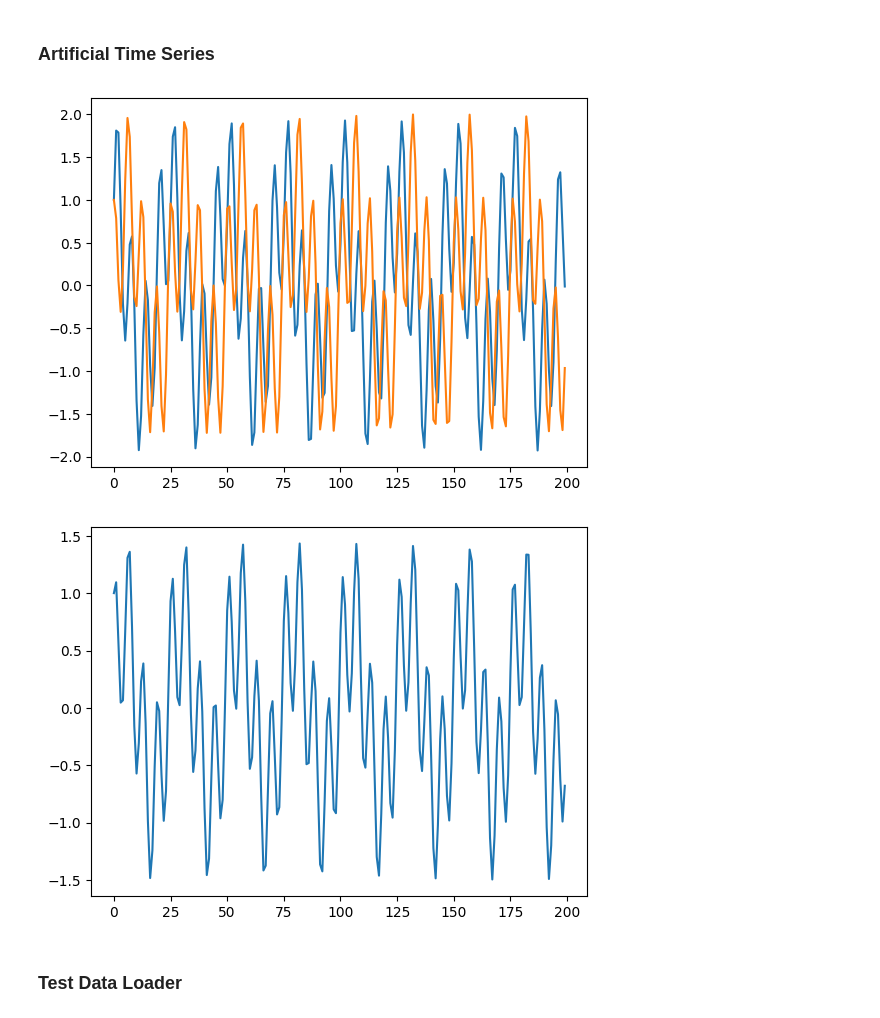
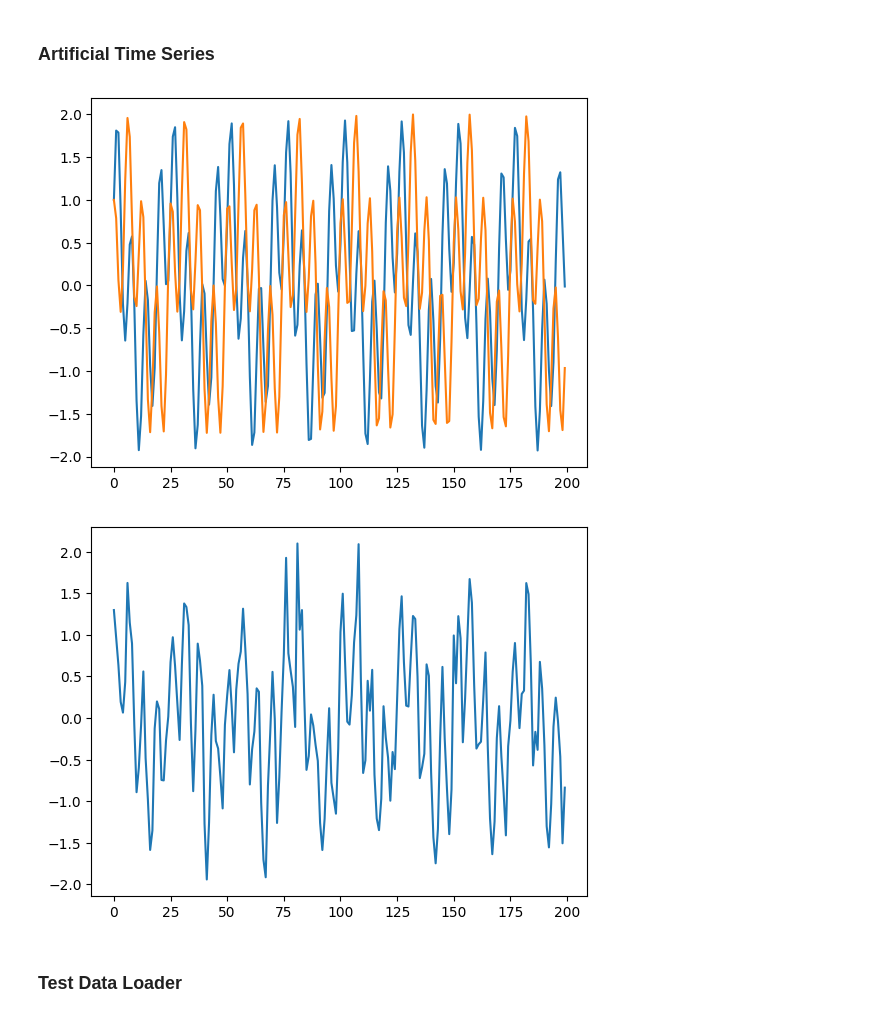
Before and after one commit to pvst1907/Extended_Spacetimeformer, a Jupyter notebook: sandbox.ipynb, the cells around one changed output. Drawn from its saved outputs; the diff is of its cells as text; code cells hidden in the pictures.

```diff
--- a/sandbox.ipynb
+++ b/sandbox.ipynb
@@ -11,18 +11,17 @@ from transformer import SpaceTimeFormer
 # %%
 sequence_souce = np.zeros((2,200))
 sequence_target = np.zeros((1,200))
 sequence_souce[0,:] = np.sin(np.arange(0,200,1))+np.cos(np.arange(0,50,0.25))
 sequence_souce[1,:] = np.cos(np.arange(0,200,1))+np.sin(np.arange(0,50,0.25))
-#sequence_target[0,:] = 0.3*sequence_souce[0,:]+0.7*sequence_souce[1,:]+np.random.normal(0,0.8,200)
-sequence_target[0,:] = 0.3*sequence_souce[0,:]+0.7*sequence_souce[1,:]
+sequence_target[0,:] = 0.3*sequence_souce[0,:]+0.7*sequence_souce[1,:]+np.random.normal(0,0.3,200)
 plt.plot(sequence_souce[0,:])
 plt.plot(sequence_souce[1,:])
 plt.show()
 plt.plot(sequence_target[0,:])
 plt.show()
 # %% [output]
 [figure]
-[figure, old version]
+[figure, new version]
 # %% [markdown]
 ### Test Data Loader
 # %%
```
Also changed, not shown: parts of 13 cells of this notebook, 2 other files.
